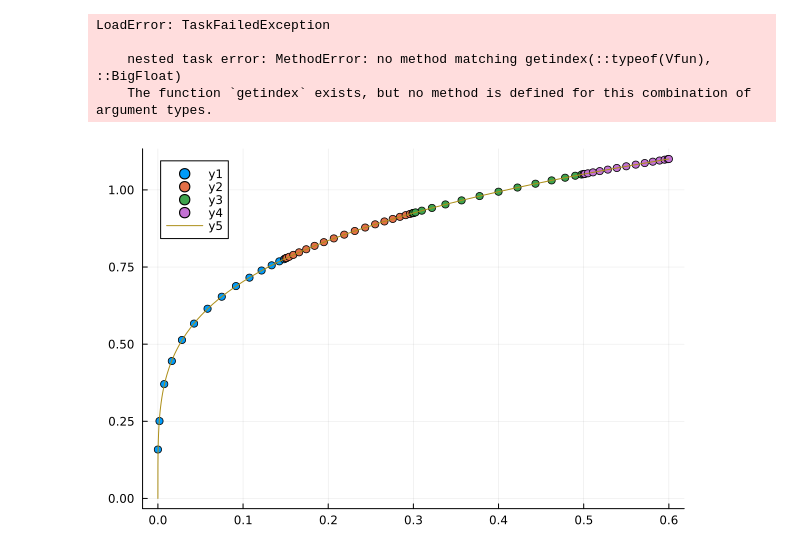
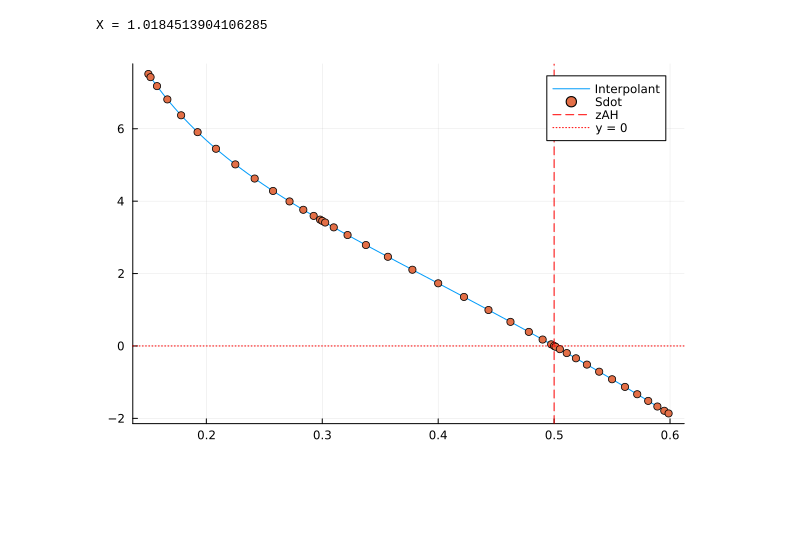
Before and after one commit to JanKozuszek/Reproducing-Dynamic-Holo, a Jupyter notebook: NewRun.ipynb, the cells around one changed output. Drawn from its saved outputs; the diff is of its cells as text; code cells hidden in the pictures; blank space fills up the shorter version.

```diff
--- a/NewRun.ipynb
+++ b/NewRun.ipynb
@@ -66,10 +76,12 @@ state_vec = [[T(-3), 0, 0, -T(100.)], InitVar];
+# %%
+init_params = [T(-3), T(0.), 0, -T(100.)];
+init_guess = [copy(zero_var) for var in 1:NVar];
 # %%
-Var = copy(InitVar);
-init_params = [T(-3), 0, 0, -T(100.)];
 
+Var = copy(init_guess);
 VarZ,VarZZ = ComputeDerivatives(Var);
 
-for ii in 1:100
+for ii in 1:500
     Var[ind_s] = LinearSolveODE(1, init_params, Var, VarZ, VarZZ);
     VarZ[ind_s] = ComputeSingleDerivative(Var[ind_s]);
     VarZZ[ind_s] = ComputeSingleDerivative(Var[ind_s], deg=2);
@@ -85,7 +97,4 @@ for ii in 1:100
     init_params[ind_X] = newX;
 end
 # %% [output]
-LoadError: TaskFailedException
-
-    nested task error: MethodError: no method matching getindex(::typeof(Vfun), ::BigFloat)
-    The function `getindex` exists, but no method is defined for this combination of argument types.
+X = 1.0184513904106285
@@ -98,5 +100,0 @@ testder = ComputeSingleDerivative(testvec, deg=1);
-# %%
-scatter(grids, testder)
-plot!(testderfoo, 0,0.6)
-# %% [output]
-[figure, removed]
@@ -102,0 +103,5 @@ plot!(testderfoo, 0,0.6)
+# %%
+fig = PlotSdot(init_params,Var);
+display(fig)
+# %% [output]
+[figure, added]
```
Also changed, not shown: parts of 11 cells of this notebook, 15 other files.
